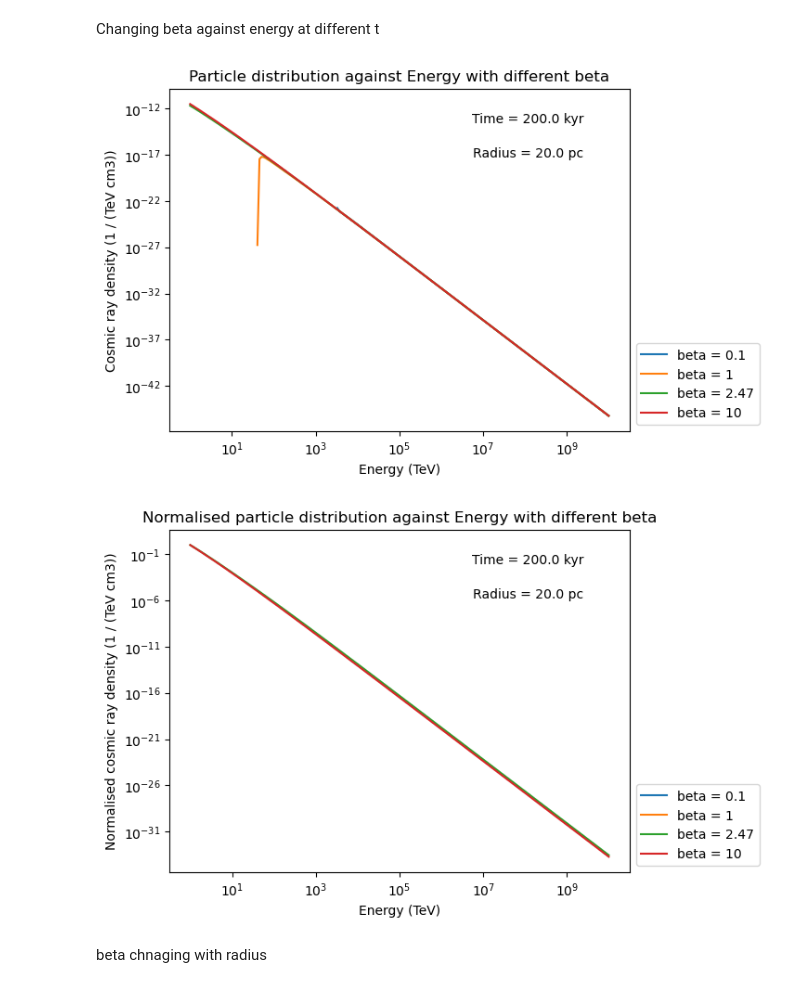
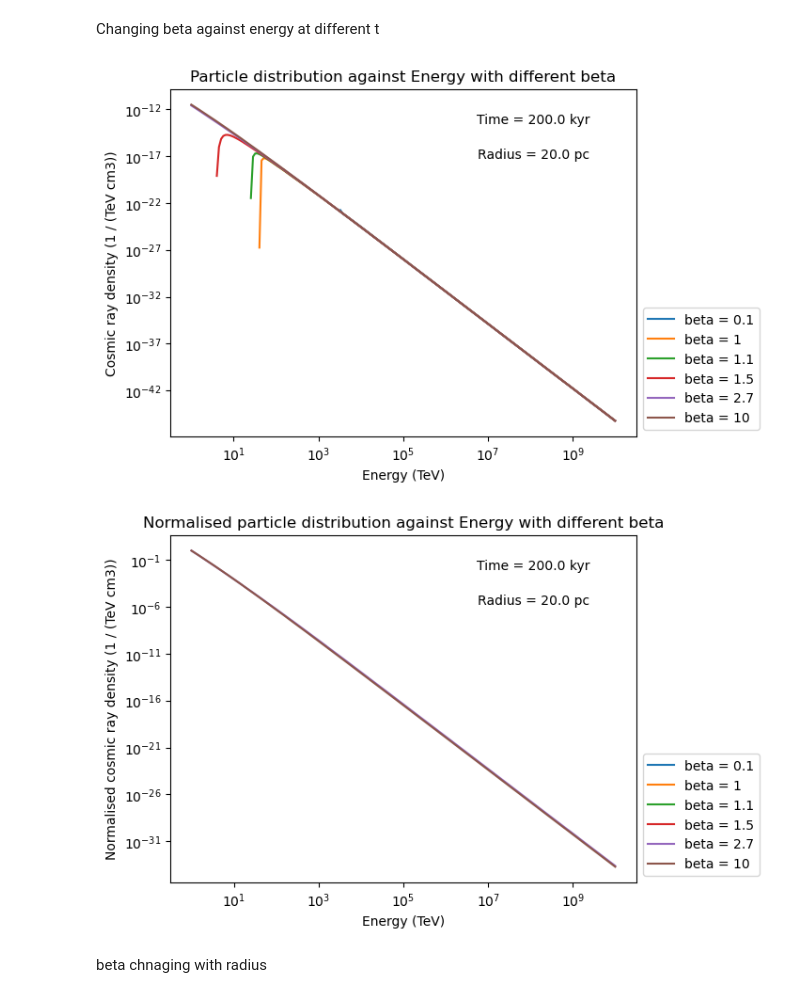
Before and after one commit to JoeBannouna/snr-prac, a Jupyter notebook: ShellInject.ipynb, the cells around one changed output. Drawn from its saved outputs; the diff is of its cells as text; code cells hidden in the pictures.

```diff
--- a/ShellInject.ipynb
+++ b/ShellInject.ipynb
@@ -292,39 +292,39 @@ Changing beta against energy at different t
 t = 200*u.kyr
 R = 20*u.pc
 
-beta = [0.1, 1, 2.47, 10]
+beta = [0.1, 1, 1.1, 1.5, 2.7, 10]
 
 plt.figure()
 for i in beta:
     plt.plot(Es, distribution(Es, R, t, beta = i), label=f"beta = {i}")
 
 plt.legend(loc='lower left', bbox_to_anchor=(1, 0))
 plt.xlabel(f"Energy ({Es.unit})")
 plt.ylabel(f"Cosmic ray density ({distribution([Es]*u.TeV, R, t).unit})")
 
 plt.text(0.9, 0.9, f"Time = {t}", transform = plt.gca().transAxes, horizontalalignment="right")
 plt.text(0.9, 0.8, f"Radius = {R}", transform = plt.gca().transAxes, horizontalalignment="right")
 plt.title("Particle distribution against Energy with different beta")
 
 plt.yscale("log")
 plt.xscale("log")
 
 plt.figure()
 for i in beta:
     plt.plot(Es, distribution(Es, R, t, beta = i)/np.max(distribution(Es, R, t, beta = i)), label=f"beta = {i}")
 
 plt.legend(loc='lower left', bbox_to_anchor=(1, 0))
 plt.xlabel(f"Energy ({Es.unit})")
 plt.ylabel(f"Normalised cosmic ray density ({distribution([Es]*u.TeV, R, t).unit})")
 plt.text(0.9, 0.9, f"Time = {t}", transform = plt.gca().transAxes, horizontalalignment="right")
 plt.text(0.9, 0.8, f"Radius = {R}", transform = plt.gca().transAxes, horizontalalignment="right")
 plt.title("Normalised particle distribution against Energy with different beta")
 
 plt.yscale("log")
 plt.xscale("log")
 # %% [output]
-[figure, old version]
+[figure, new version]
-[figure, old version]
+[figure, new version]
 # %% [markdown]
 beta chnaging with radius
 # %%
```
Also changed, not shown: parts of 3 cells of this notebook.
